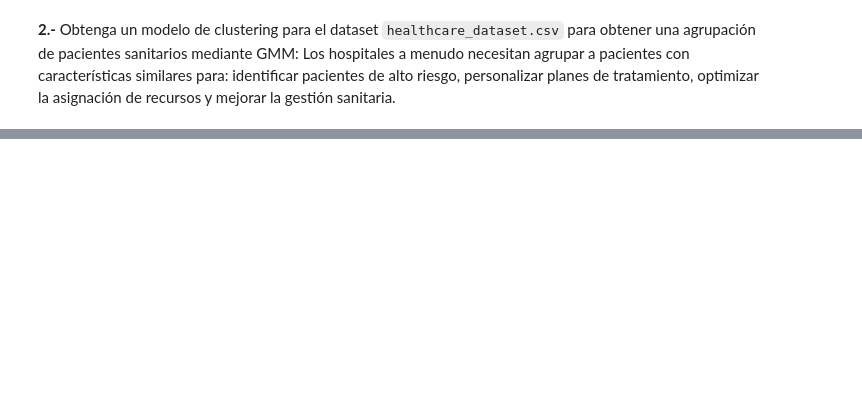
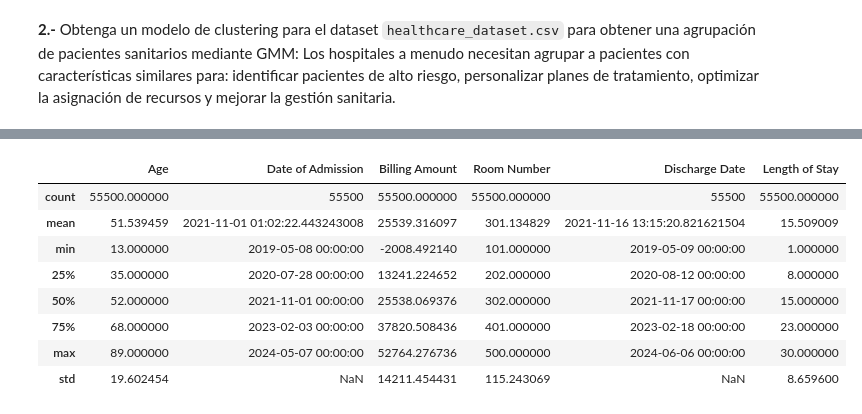
Before and after one commit to jmalegria75/Aprendizaje_Automatico_Avanzado_2026, a Jupyter notebook: Introducción/Actividad_2_Clustering_GMM.ipynb, the cells around one changed output, grey strips where cells are left out. Cells and saved outputs as stored; diff of their text form; code cells hidden in the pictures; blank space fills up the shorter version.

```diff
--- a/Introducción/Actividad_2_Clustering_GMM.ipynb
+++ b/Introducción/Actividad_2_Clustering_GMM.ipynb
@@ -317,2 +339,14 @@ array([[1.06529466e-13, 9.99999999e-01, 6.02173623e-10]])
+# %%
+df.describe()
+# %% [output]
+|  | Age | Date of Admission | Billing Amount | Room Number | Discharge Date | Length of Stay |
+| count | 55500.000000 | 55500 | 55500.000000 | 55500.000000 | 55500 | 55500.000000 |
+| mean | 51.539459 | 2021-11-01 01:02:22.443243008 | 25539.316097 | 301.134829 | 2021-11-16 13:15:20.821621504 | 15.509009 |
+| min | 13.000000 | 2019-05-08 00:00:00 | -2008.492140 | 101.000000 | 2019-05-09 00:00:00 | 1.000000 |
+| 25% | 35.000000 | 2020-07-28 00:00:00 | 13241.224652 | 202.000000 | 2020-08-12 00:00:00 | 8.000000 |
+| 50% | 52.000000 | 2021-11-01 00:00:00 | 25538.069376 | 302.000000 | 2021-11-17 00:00:00 | 15.000000 |
+| 75% | 68.000000 | 2023-02-03 00:00:00 | 37820.508436 | 401.000000 | 2023-02-18 00:00:00 | 23.000000 |
+| max | 89.000000 | 2024-05-07 00:00:00 | 52764.276736 | 500.000000 | 2024-06-06 00:00:00 | 30.000000 |
+| std | 19.602454 | NaN | 14211.454431 | 115.243069 | NaN | 8.659600 |
 # %%
 # Escalamiento y selección de características (¿Qué hacemos si tenemos columnas categoricas y numéricas y queremos utilizarlas en el clustering?)
```
Also changed, not shown: parts of 17 cells of this notebook, 2 other files.
